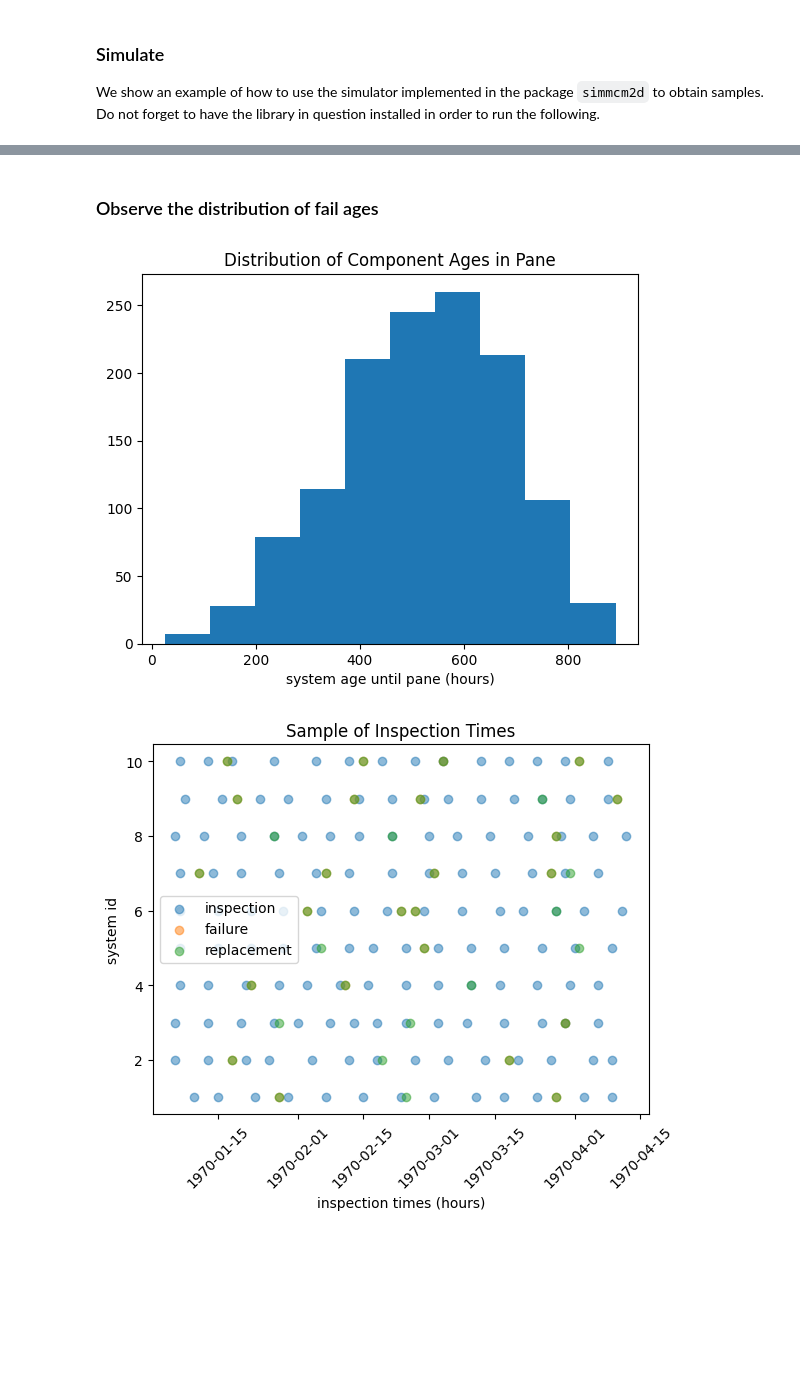
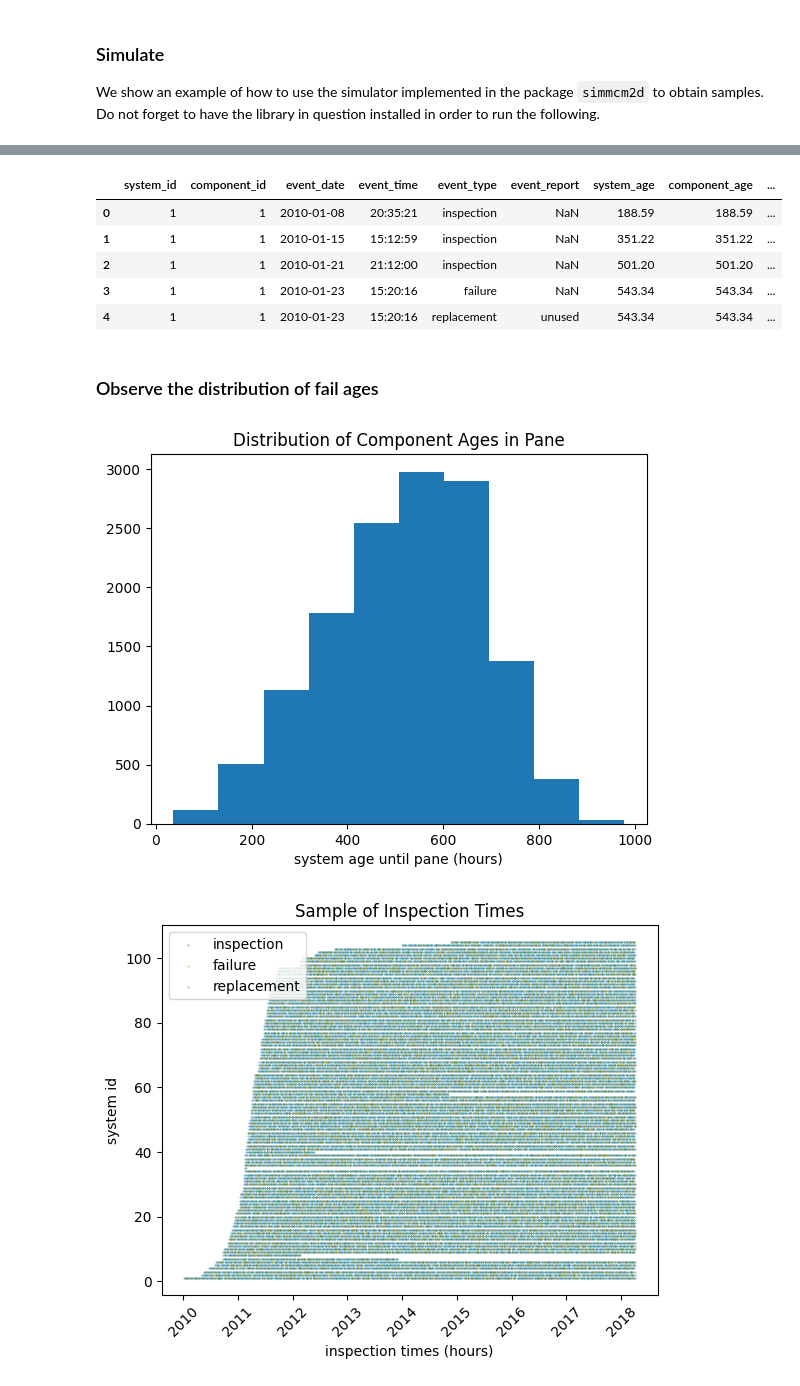
Before and after one commit to alc4ml/ProjetM2D2526, a Jupyter notebook: simmcm2d/examples/simulator_example.ipynb, the cells around one changed output, grey strips where cells are left out. Drawn from its saved outputs; the diff is of its cells as text; code cells hidden in the pictures; blank space fills up the shorter version.

```diff
--- a/simmcm2d/examples/simulator_example.ipynb
+++ b/simmcm2d/examples/simulator_example.ipynb
@@ -111,3 +23,6 @@ plt.show()
+# %%
+r=0.0005
+nu=0.00005
 # %% [markdown]
 ### Simulate
 
@@ -117,14 +32,18 @@ from simmcm2d import sample_datasets, sample_datasets_conf
 # %%
 param = {
+    # component failure age parameters
     "eta":eta,
     "beta":beta,
     "expiration":expiration,
-
+    # inspection quality and schedule
     "mu":mu,
     "sigma":sigma,
     "theta":theta,
     "inspection_deviation":inspection_deviation,
     "inspection_threshold":inspection_threshold,
+    # population dynamic parameters
+    "r": r,
+    "nu": nu
 }
 
 costs = {
@@ -133,14 +52,4 @@ costs = {
     "component":cost_component,
     "failure":cost_failure
 }
-
-conf = {
-    "param":param,
-    "costs":costs,
-    "n_systems":10,
-    "n_events":10000,
-    "time_origin":0,
-    "id_0_component":0,
-    "id_0_system":0
-}
 # %%
@@ -196,3 +136,21 @@ df.head()
+# %%
+df = sample_datasets(param, costs,
+                     n_systems = 100,
+                     date_first = "2010-01-01",
+                     date_final = "2025-12-31 12:00",
+                     id_0_component=0, id_0_system=0,
+                     # filepaths
+                     output_data_filepath="sample_system_dataset_1.csv",
+                     output_table_filepath="sample_system_datatable.csv")
+
+df.head()
+# %% [output]
+|  | system_id | component_id | event_date | event_time | event_type | event_report | system_age | component_age | ... |
+| 0 | 1 | 1 | 2010-01-08 | 20:35:21 | inspection | NaN | 188.59 | 188.59 | ... |
+| 1 | 1 | 1 | 2010-01-15 | 15:12:59 | inspection | NaN | 351.22 | 351.22 | ... |
+| 2 | 1 | 1 | 2010-01-21 | 21:12:00 | inspection | NaN | 501.20 | 501.20 | ... |
+| 3 | 1 | 1 | 2010-01-23 | 15:20:16 | failure | NaN | 543.34 | 543.34 | ... |
+| 4 | 1 | 1 | 2010-01-23 | 15:20:16 | replacement | unused | 543.34 | 543.34 | ... |
 # %% [markdown]
 ### Observe the distribution of fail ages
 # %%
@@ -201,22 +159,22 @@ plt.xlabel("system age until pane (hours)")
 plt.title("Distribution of Component Ages in Pane")
 plt.show()
 # %% [output]
-[figure, old version]
+[figure, new version]
 # %%
-n_events_show = 200
+n_events_show = 50000
 for e_type in df.event_type.unique():
     df_ = df[:n_events_show]
     df_ = df_[df_.event_type == e_type]
     plt.scatter(df_.event_date,
                 df_.system_id,
                 label=e_type,
-                alpha=0.5)
+                alpha=0.8, s=0.1)
 
 plt.legend()
 plt.xlabel("inspection times (hours)")
 plt.ylabel("system id")
 plt.xticks(rotation=45)
 plt.title("Sample of Inspection Times")
 plt.show()
 # %% [output]
-[figure, old version]
+[figure, new version]
```
Also changed, not shown: parts of 26 cells of this notebook, 12 other files.
